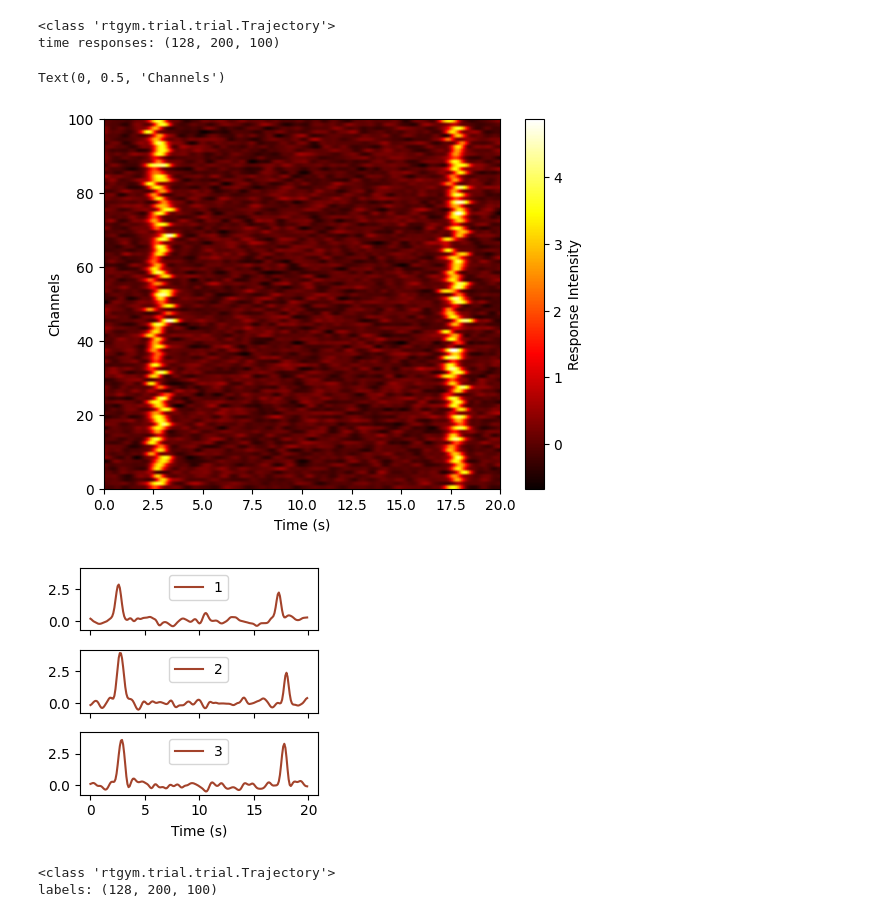
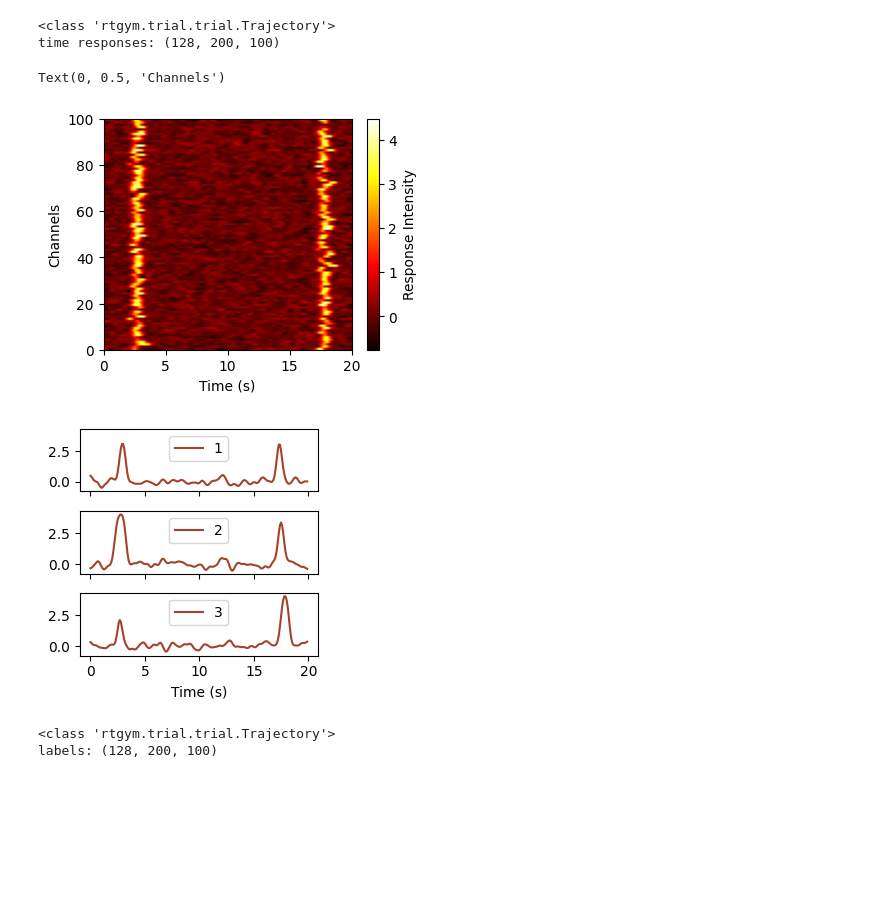
Before and after one commit to qrsyu/STCell, a Jupyter notebook: code/time_exp/2TS_clean.ipynb, the cells around one changed output. Drawn from its saved outputs; the diff is of its cells as text; code cells hidden in the pictures; blank space fills up the shorter version.

```diff
--- a/code/time_exp/2TS_clean.ipynb
+++ b/code/time_exp/2TS_clean.ipynb
@@ -47,4 +13,15 @@ ax2.legend(loc='best')
+# %%
+B, T, D = 128, 200, 100
+
+rng1 = np.random.default_rng(seed=42)  # For reproducibility
+rng2 = np.random.default_rng(seed=43)  # For reproducibility
+temp_event_1 = rng1.normal(loc=mu, scale=sigma, size=(D,))
+temp_event_2 = rng2.normal(loc=mu, scale=sigma, size=(D,))
 # %%
+temp_reso, spat_reso = 100, 1 # Temp reso: 100ms; Spatial reso: 1cm
+gym = RatatouGym(temporal_resolution=temp_reso, spatial_resolution=spat_reso)
+gym.init_arena_map(shape="rectangle")
+
 behavior_profile = {
                     "name":                   "random_explore",
                     "type":                   "predefined",
@@ -55,20 +32,22 @@ behavior_profile = {
                     "switch_velocity_prob":   0.1
                     }
 
-# Generate the first temporal event with shape n_channels, Select fixed random number from a normal distribution
-n_channels = 100
-np.random.seed(42)  # For reproducibility
-temp_event_1 = np.random.normal(loc=mu, scale=sigma, size=(n_channels,))
-temp_event_2 = np.random.normal(loc=mu, scale=sigma, size=(n_channels,))
-
+abs_event_onset = np.array([2.5, 17.5]) # s
+abs_event_dur = 0.5 # s
+abs_event_end = abs_event_onset + abs_event_dur
+abs_event_sigma = 0.2 # s
+ratio_event_onset = abs_event_onset / (T * temp_reso/1000)
+ratio_event_end = abs_event_end / (T * temp_reso/1000)
+ratio_event_dur = abs_event_dur / (T * temp_reso/1000)
+ratio_event_sigma = abs_event_sigma / (T * temp_reso/1000)
 sensory_profile = {
                     "time": {
                             "type":        "time_cell",
-                            "n_cells":     n_channels,
-                            "event_onset": [0.125, 0.875],
-                            "event_width": [0.025, 0.025],
-                            "temp_events": [temp_event_1, temp_event_2],  # List of temporal events
-                            "event_onset_sigma": [0.01, 0.01], # 0.01 x 20s = 0.2s
+                            "n_cells":     D,
+                            "event_onset": ratio_event_onset,
+                            "event_width": [ratio_event_dur, ratio_event_dur],
+                            "temp_events": [temp_event_1, temp_event_2],
+                            "event_onset_sigma": [ratio_event_sigma, ratio_event_sigma],
                             "sigma":       0.5,    # sigma of Gaussian noise
                             "ssigma":      0.2,    # smoothing sigma of Gaussian noise (in sec)
                             "bias":        0.
@@ -82,7 +61,7 @@ gym.set_behavior_from_profile(behavior_profile)
 arena_map = gym.arena_map
 
 # Generate (Batch size) trial
-gym.trial.new_trial(duration=20, batch_size=128)
+gym.trial.new_trial(duration=T * temp_reso/1000, batch_size=B)
 
 # Get some specific responses within a time range, the key should be the same as the sensory profile
 time_res = gym.trial.get_responses(keys='time')
@@ -91,15 +70,14 @@ print('time responses:', time_res.shape)
 <class 'rtgym.trial.trial.Trajectory'>
 time responses: (128, 200, 100)
 # %%
-# Plot the time_res
-plt.imshow(time_res[0].T, aspect='auto', cmap='hot',
-           extent=[0, time_res.shape[1]*temp_reso/1000, 0, n_channels])
+plt.figure(figsize=(4, 3))
+plt.imshow(time_res[0].T, aspect='auto', cmap='hot', extent=[0, T * temp_reso/1000, 0, D])
 plt.colorbar(label='Response Intensity')
 plt.xlabel('Time (s)')
 plt.ylabel('Channels')
 # %% [output]
 Text(0, 0.5, 'Channels')
-[figure, old version]
+[figure, new version]
 # %%
 # Plot sample time_res
 fig, ax = plt.subplots(3, 1, figsize=(3, 3), sharex=True, sharey=True)
@@ -111,7 +89,7 @@ for i, channel in enumerate(range(5, 8)):
 ax[-1].set_xlabel('Time (s)')
 plt.tight_layout()
 # %% [output]
-[figure, old version]
+[figure, new version]
 # %%
 # Create noiseless labels for training
 sens= {
```
Also changed, not shown: parts of 16 cells of this notebook, 9 other files.
